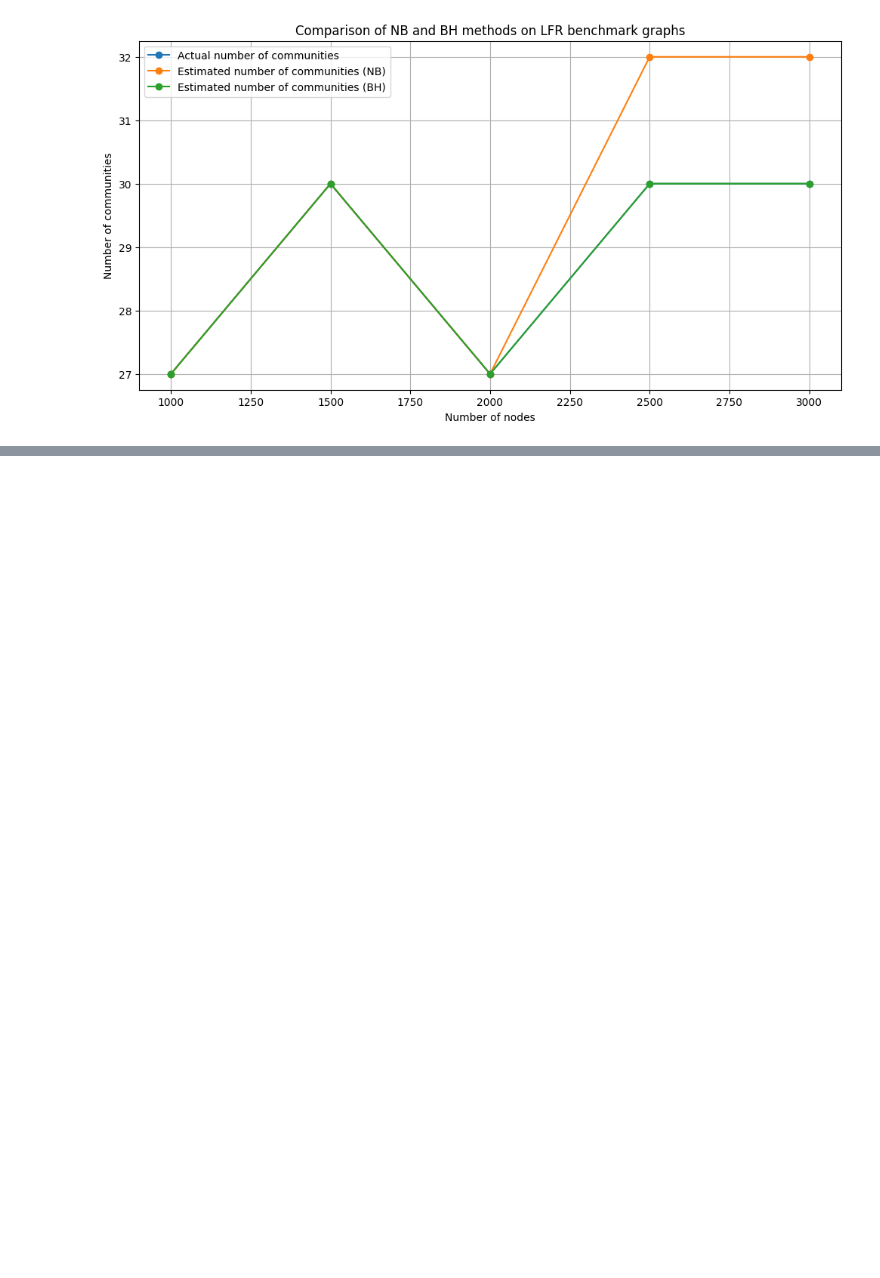
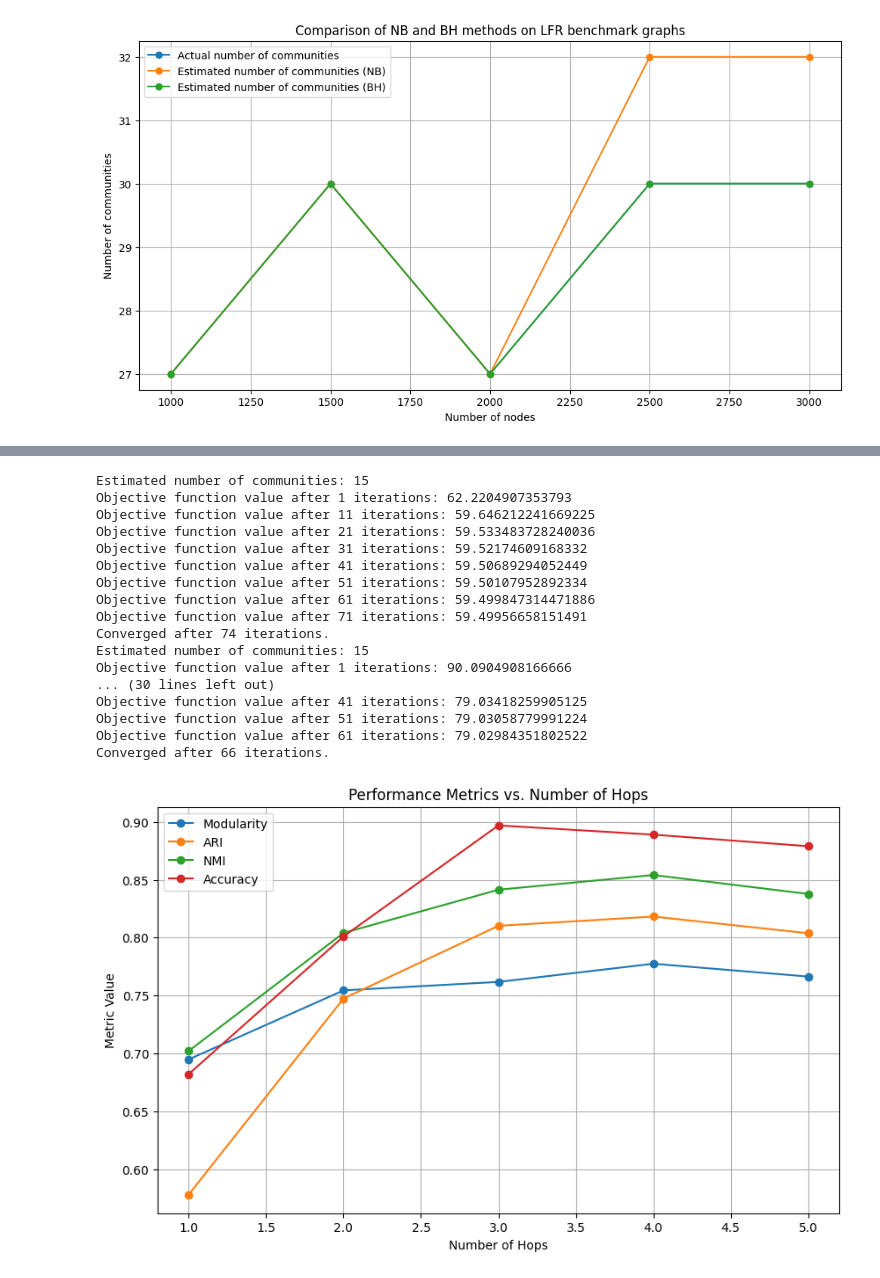
Before and after one commit to shivamgup0001/community-detection-in-sparse-networks-using-NMF, a Jupyter notebook: main.ipynb, the cells around one changed output, grey strips where cells are left out. Drawn from its saved outputs; the diff is of its cells as text; code cells hidden in the pictures; blank space fills up the shorter version.

```diff
--- a/main.ipynb
+++ b/main.ipynb
@@ -724,24 +762,24 @@ plt.show()
 # %%
 # Group 3: Varying negative threshold values
-neg_threshold_values = [0, -0.5, -1, -1.5, -2, -2.5, -3, -3.5, -4]
+mu_values = [0.1, 0.15, 0.2, 0.25, 0.3]
 neg_eigenvals_percent_values = []
 modularity_values = []
 ari_values = []
 nmi_values = []
 acc_values = []
-for neg_threshold in neg_threshold_values:
+for mu in mu_values:
     # print(f"\nGenerating LFR benchmark graph with min_community={min_community}, max_community={max_community}")
 
     G, adj_matrix, community_assignment = generate_lfr_benchmark_graph(
-        n=1000, tau1=3, tau2=1.5, mu=0.1, avg_degree=4, max_degree=15,
-        min_community=25, max_community=50, seed=42
+        n=1000, tau1=3, tau2=1.5, mu=mu, avg_degree=4, max_degree=15,
+        min_community=50, max_community=100, seed=42
     )
 
     unique_values = np.unique(community_assignment)
-    num_communities = estimate_number_of_communities(adj_matrix, 4)
+    num_communities = estimate_number_of_communities(adj_matrix, 5)
 
     features_matrix = np.eye(adj_matrix.shape[0])  # Identity matrix of size n x n
-    communities,P,neg_eigenvals_percent=CDNMF(adj_matrix,features_matrix,k=num_communities, num_iterations=100, beta=0.5, neg_threshold=neg_threshold)
+    communities,P,neg_eigenvals_percent=CDNMF(adj_matrix,features_matrix,k=num_communities, num_iterations=100, beta=0.5, num_hops=3)
     neg_eigenvals_percent_values.append(neg_eigenvals_percent)
     calc_modularity = calculate_modularity(adj_matrix, communities)
     ari = adjusted_rand_score(community_assignment, communities)
@@ -751,6 +789,9 @@ for neg_threshold in neg_threshold_values:
     ari_values.append(ari)
     nmi_values.append(nmi)
     acc_values.append(acc)
+
+# sort both lists based on neg_eigenvals_percent_values
+neg_eigenvals_percent_values, modularity_values = zip(*sorted(zip(neg_eigenvals_percent_values, modularity_values)))
 
 # Plot the results
 plt.figure(figsize=(10, 6))
@@ -842,2 +865,60 @@ Objective function value after 91 iterations: 102.98304710545311
+# %%
+# Group 5: Varying number of hops
+num_hops_values = [1, 2, 3, 4, 5]
+modularity_values = []
+ari_values = []
+nmi_values = []
+acc_values = []
+G, adj_matrix, community_assignment = generate_lfr_benchmark_graph(
+    n=1000, tau1=3, tau2=1.5, mu=0.15, avg_degree=4, max_degree=15,
+    min_community=50, max_community=100, seed=42
+)
+
+unique_values = np.unique(community_assignment)
+num_communities = estimate_number_of_communities(adj_matrix, 4)
+features_matrix = np.eye(adj_matrix.shape[0])  # Identity matrix of size n x n
+
+for num_hops in num_hops_values:
+    communities,P=CDNMF(adj_matrix,features_matrix,k=num_communities, num_iterations=100, beta=0.5, num_hops=num_hops)
+    calc_modularity = calculate_modularity(adj_matrix, communities)
+    ari = adjusted_rand_score(community_assignment, communities)
+    nmi = normalized_mutual_info_score(community_assignment, communities)
+    acc = best_accuracy(community_assignment, communities)
+    modularity_values.append(calc_modularity)
+    ari_values.append(ari)
+    nmi_values.append(nmi)
+    acc_values.append(acc)
+
+# Plot the results
+plt.figure(figsize=(10, 6))
+plt.plot(num_hops_values, modularity_values, 'o-', label='Modularity')
+plt.plot(num_hops_values, ari_values, 'o-', label='ARI')
+plt.plot(num_hops_values, nmi_values, 'o-', label='NMI')
+plt.plot(num_hops_values, acc_values, 'o-', label='Accuracy')
+plt.xlabel('Number of Hops')
+plt.ylabel('Metric Value')
+plt.title('Performance Metrics vs. Number of Hops')
+plt.legend()
+plt.grid(True)
+plt.show()
+# %% [output]
+Estimated number of communities: 15
+Objective function value after 1 iterations: 62.2204907353793
+Objective function value after 11 iterations: 59.646212241669225
+Objective function value after 21 iterations: 59.533483728240036
+Objective function value after 31 iterations: 59.52174609168332
+Objective function value after 41 iterations: 59.50689294052449
+Objective function value after 51 iterations: 59.50107952892334
+Objective function value after 61 iterations: 59.499847314471886
+Objective function value after 71 iterations: 59.49956658151491
+Converged after 74 iterations.
+Estimated number of communities: 15
+Objective function value after 1 iterations: 90.0904908166666
+... (30 lines left out)
+Objective function value after 41 iterations: 79.03418259905125
+Objective function value after 51 iterations: 79.03058779991224
+Objective function value after 61 iterations: 79.02984351802522
+Converged after 66 iterations.
+[figure, added]
 # %%
 G, adj_matrix, community_assignment = generate_lfr_benchmark_graph(
```
Also changed, not shown: parts of 9 cells of this notebook, 1 other file.
